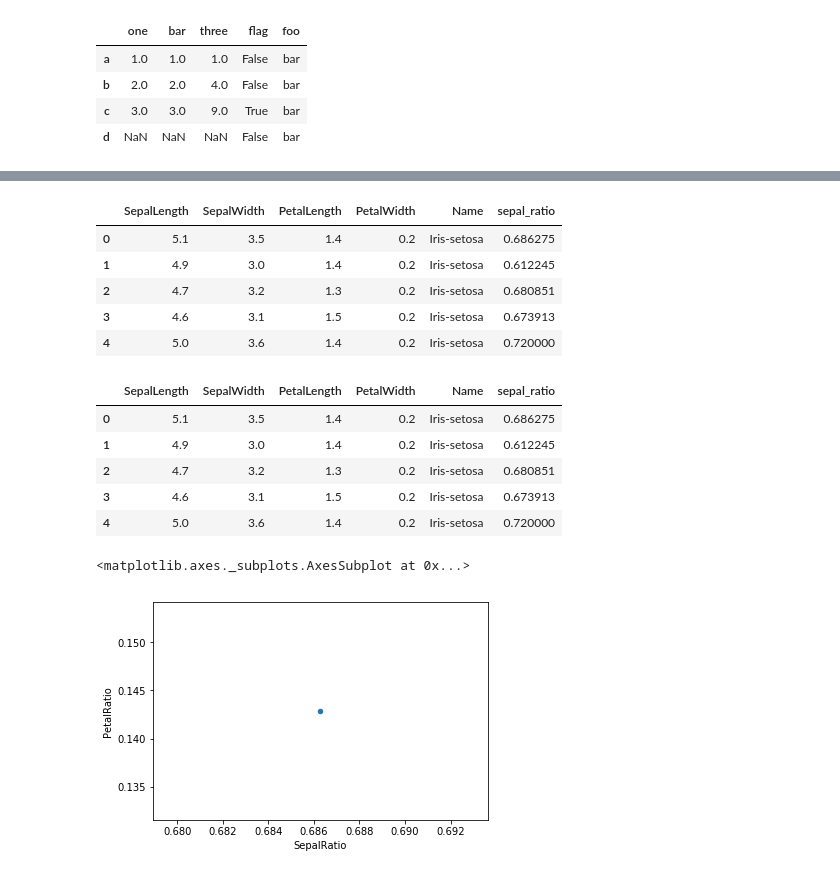
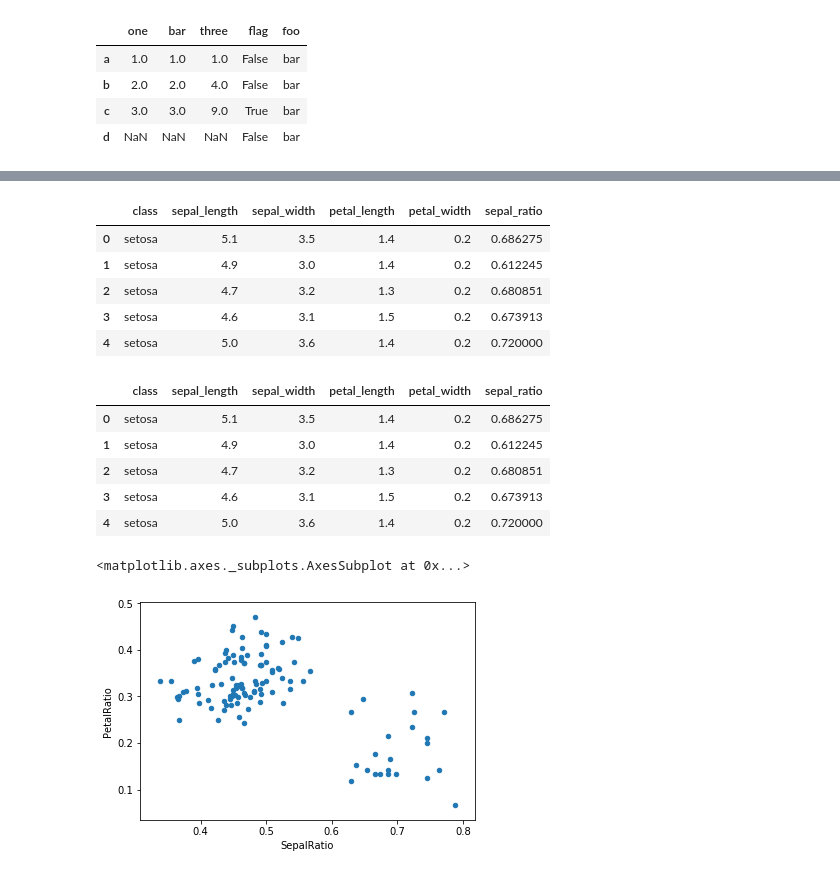
Before and after one commit to valentinegarikayi/Getting-Started-, a Jupyter notebook: Pandas Data Structures.ipynb, the cells around one changed output, grey strips where cells are left out. Saved outputs shown, nothing was run; the diff lists cells and outputs as text; code cells hidden in the pictures.

```diff
--- a/Pandas Data Structures.ipynb
+++ b/Pandas Data Structures.ipynb
@@ -415,28 +416,28 @@ iris.head()
 # %%
-(iris.assign(sepal_ratio = iris['SepalWidth'] / iris['SepalLength'])
+(iris.assign(sepal_ratio = iris['sepal_width'] / iris['sepal_length'])
      .head())
 # %% [output]
-|  | SepalLength | SepalWidth | PetalLength | PetalWidth | Name | sepal_ratio |
-| 0 | 5.1 | 3.5 | 1.4 | 0.2 | Iris-setosa | 0.686275 |
-| 1 | 4.9 | 3.0 | 1.4 | 0.2 | Iris-setosa | 0.612245 |
-| 2 | 4.7 | 3.2 | 1.3 | 0.2 | Iris-setosa | 0.680851 |
-| 3 | 4.6 | 3.1 | 1.5 | 0.2 | Iris-setosa | 0.673913 |
-| 4 | 5.0 | 3.6 | 1.4 | 0.2 | Iris-setosa | 0.720000 |
+|  | class | sepal_length | sepal_width | petal_length | petal_width | sepal_ratio |
+| 0 | setosa | 5.1 | 3.5 | 1.4 | 0.2 | 0.686275 |
+| 1 | setosa | 4.9 | 3.0 | 1.4 | 0.2 | 0.612245 |
+| 2 | setosa | 4.7 | 3.2 | 1.3 | 0.2 | 0.680851 |
+| 3 | setosa | 4.6 | 3.1 | 1.5 | 0.2 | 0.673913 |
+| 4 | setosa | 5.0 | 3.6 | 1.4 | 0.2 | 0.720000 |
 # %%
-iris.assign(sepal_ratio = lambda x: (x['SepalWidth']/
-                                      x['SepalLength'])).head()
+iris.assign(sepal_ratio = lambda x: (x['sepal_width']/
+                                      x['sepal_length'])).head()
 # %% [output]
-|  | SepalLength | SepalWidth | PetalLength | PetalWidth | Name | sepal_ratio |
-| 0 | 5.1 | 3.5 | 1.4 | 0.2 | Iris-setosa | 0.686275 |
-| 1 | 4.9 | 3.0 | 1.4 | 0.2 | Iris-setosa | 0.612245 |
-| 2 | 4.7 | 3.2 | 1.3 | 0.2 | Iris-setosa | 0.680851 |
-| 3 | 4.6 | 3.1 | 1.5 | 0.2 | Iris-setosa | 0.673913 |
-| 4 | 5.0 | 3.6 | 1.4 | 0.2 | Iris-setosa | 0.720000 |
+|  | class | sepal_length | sepal_width | petal_length | petal_width | sepal_ratio |
+| 0 | setosa | 5.1 | 3.5 | 1.4 | 0.2 | 0.686275 |
+| 1 | setosa | 4.9 | 3.0 | 1.4 | 0.2 | 0.612245 |
+| 2 | setosa | 4.7 | 3.2 | 1.3 | 0.2 | 0.680851 |
+| 3 | setosa | 4.6 | 3.1 | 1.5 | 0.2 | 0.673913 |
+| 4 | setosa | 5.0 | 3.6 | 1.4 | 0.2 | 0.720000 |
 # %%
-(iris.query('SepalLength  > 5')
-     .assign(SepalRatio= lambda x: x.SepalWidth / x.SepalLength ,
-             PetalRatio= lambda x: x.PetalWidth / x.PetalLength)
+(iris.query('sepal_length  > 5')
+     .assign(SepalRatio= lambda x: x.sepal_width / x.sepal_length ,
+             PetalRatio= lambda x: x.petal_width / x.petal_length)
      .plot(kind='scatter',x='SepalRatio',y='PetalRatio'))
 # %% [output]
 <matplotlib.axes._subplots.AxesSubplot at 0x...>
-[figure, old version]
+[figure, new version]
```
Also changed, not shown: parts of 3 cells of this notebook, 1 other file.
